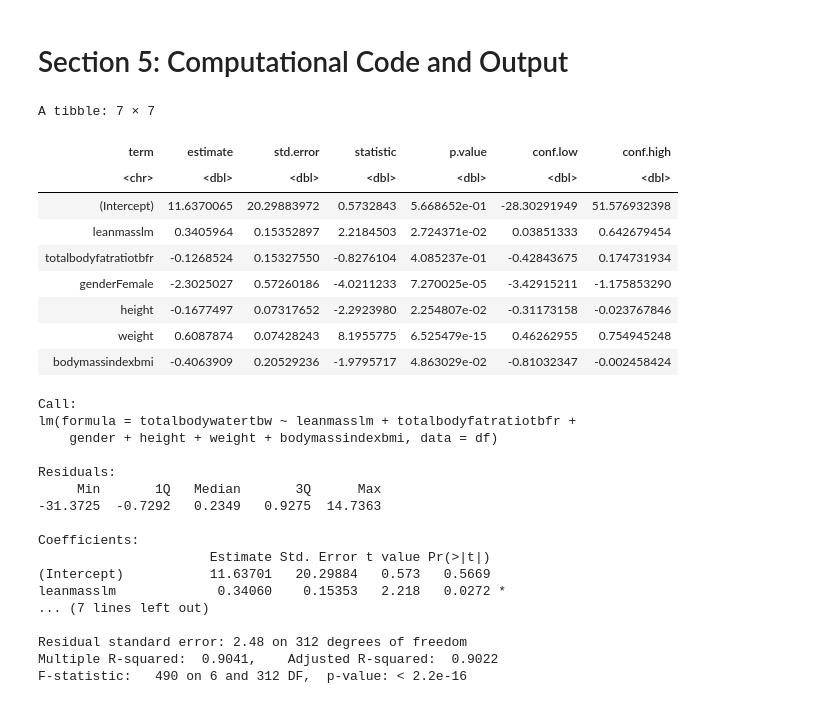
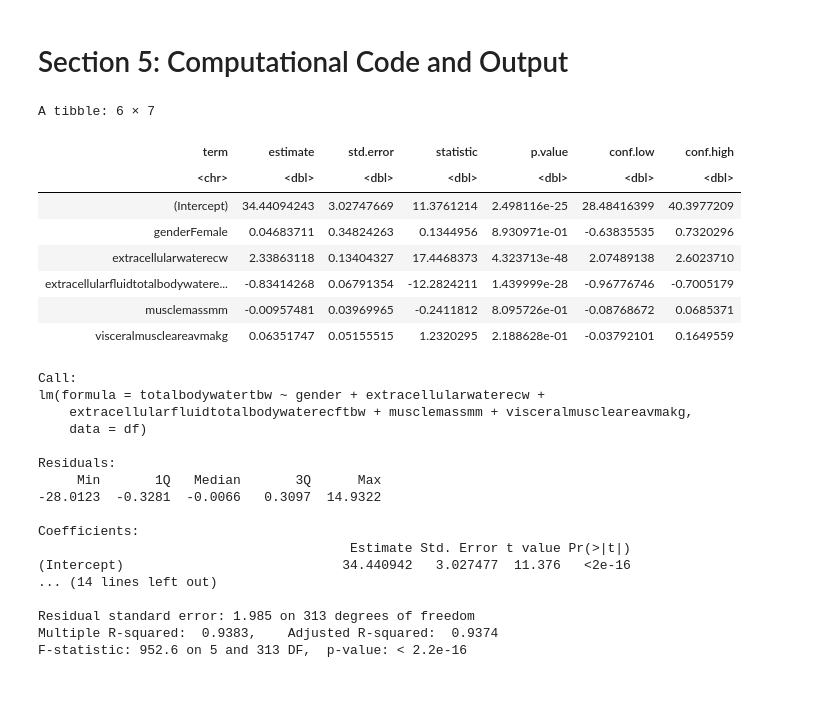
Before and after one commit to calvingdu/stat301_group20, a Jupyter notebook: final/final.ipynb, the cells around one changed output. Saved outputs shown, nothing was run; the diff lists cells and outputs as text; code cells hidden in the pictures.

```diff
--- a/final/final.ipynb
+++ b/final/final.ipynb
@@ -217,44 +273,37 @@ Another limitation is that the model assumes linearity; however, physiological r
 # %% [markdown]
 # Section 5: Computational Code and Output
 # %%
-model <- lm(totalbodywatertbw ~ leanmasslm +
-                                 totalbodyfatratiotbfr +
-                                 gender +
-                                 height +
-                                 weight +
-                                 bodymassindexbmi,
-            data = df)
+model <- lm(formula = totalbodywatertbw ~ gender + extracellularwaterecw + extracellularfluidtotalbodywaterecftbw + musclemassmm + visceralmuscleareavmakg, data = df)
 
 summary(model) %>% tidy(conf.int = TRUE)
 summary(model)
 # %% [output]
-A tibble: 7 × 7
+A tibble: 6 × 7
 | term | estimate | std.error | statistic | p.value | conf.low | conf.high |
 | <chr> | <dbl> | <dbl> | <dbl> | <dbl> | <dbl> | <dbl> |
-| (Intercept) | 11.6370065 | 20.29883972 | 0.5732843 | 5.668652e-01 | -28.30291949 | 51.576932398 |
-| leanmasslm | 0.3405964 | 0.15352897 | 2.2184503 | 2.724371e-02 | 0.03851333 | 0.642679454 |
-| totalbodyfatratiotbfr | -0.1268524 | 0.15327550 | -0.8276104 | 4.085237e-01 | -0.42843675 | 0.174731934 |
-| genderFemale | -2.3025027 | 0.57260186 | -4.0211233 | 7.270025e-05 | -3.42915211 | -1.175853290 |
-| height | -0.1677497 | 0.07317652 | -2.2923980 | 2.254807e-02 | -0.31173158 | -0.023767846 |
-| weight | 0.6087874 | 0.07428243 | 8.1955775 | 6.525479e-15 | 0.46262955 | 0.754945248 |
-| bodymassindexbmi | -0.4063909 | 0.20529236 | -1.9795717 | 4.863029e-02 | -0.81032347 | -0.002458424 |
+| (Intercept) | 34.44094243 | 3.02747669 | 11.3761214 | 2.498116e-25 | 28.48416399 | 40.3977209 |
+| genderFemale | 0.04683711 | 0.34824263 | 0.1344956 | 8.930971e-01 | -0.63835535 | 0.7320296 |
+| extracellularwaterecw | 2.33863118 | 0.13404327 | 17.4468373 | 4.323713e-48 | 2.07489138 | 2.6023710 |
+| extracellularfluidtotalbodywatere... | -0.83414268 | 0.06791354 | -12.2824211 | 1.439999e-28 | -0.96776746 | -0.7005179 |
+| musclemassmm | -0.00957481 | 0.03969965 | -0.2411812 | 8.095726e-01 | -0.08768672 | 0.0685371 |
+| visceralmuscleareavmakg | 0.06351747 | 0.05155515 | 1.2320295 | 2.188628e-01 | -0.03792101 | 0.1649559 |
 Call:
-lm(formula = totalbodywatertbw ~ leanmasslm + totalbodyfatratiotbfr +
-    gender + height + weight + bodymassindexbmi, data = df)
+lm(formula = totalbodywatertbw ~ gender + extracellularwaterecw +
+    extracellularfluidtotalbodywaterecftbw + musclemassmm + visceralmuscleareavmakg,
+    data = df)
 
 Residuals:
      Min       1Q   Median       3Q      Max
--31.3725  -0.7292   0.2349   0.9275  14.7363
+-28.0123  -0.3281  -0.0066   0.3097  14.9322
 
 Coefficients:
-                      Estimate Std. Error t value Pr(>|t|)
-(Intercept)           11.63701   20.29884   0.573   0.5669
-leanmasslm             0.34060    0.15353   2.218   0.0272 *
-... (7 lines left out)
+                                        Estimate Std. Error t value Pr(>|t|)
+(Intercept)                            34.440942   3.027477  11.376   <2e-16
+... (14 lines left out)
 
-Residual standard error: 2.48 on 312 degrees of freedom
-Multiple R-squared:  0.9041,    Adjusted R-squared:  0.9022
-F-statistic:   490 on 6 and 312 DF,  p-value: < 2.2e-16
+Residual standard error: 1.985 on 313 degrees of freedom
+Multiple R-squared:  0.9383,    Adjusted R-squared:  0.9374
+F-statistic: 952.6 on 5 and 313 DF,  p-value: < 2.2e-16
 # %% [markdown]
 ### Interpretation
 
```
Also changed, not shown: parts of 20 cells of this notebook, 2 other files.
